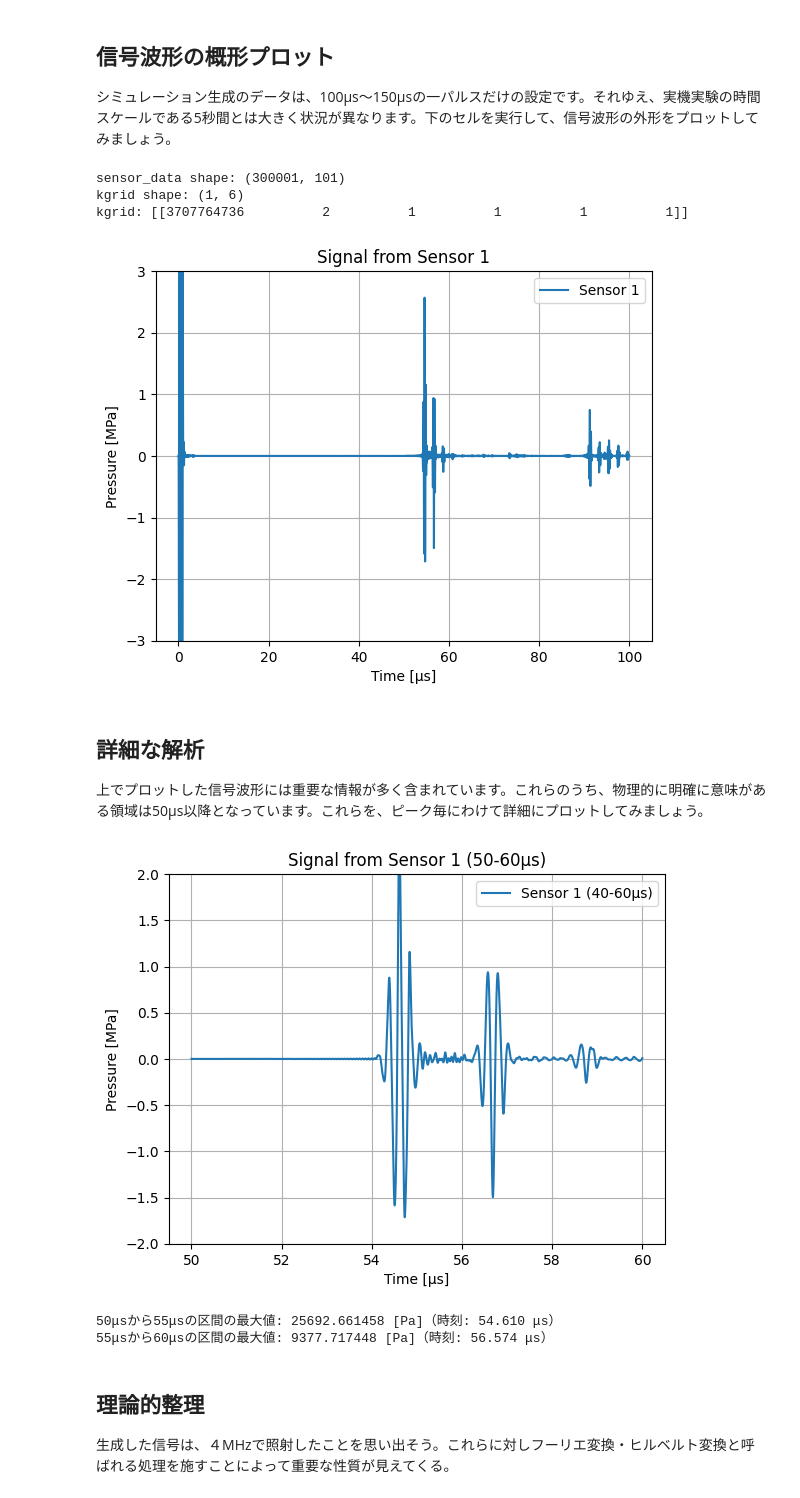
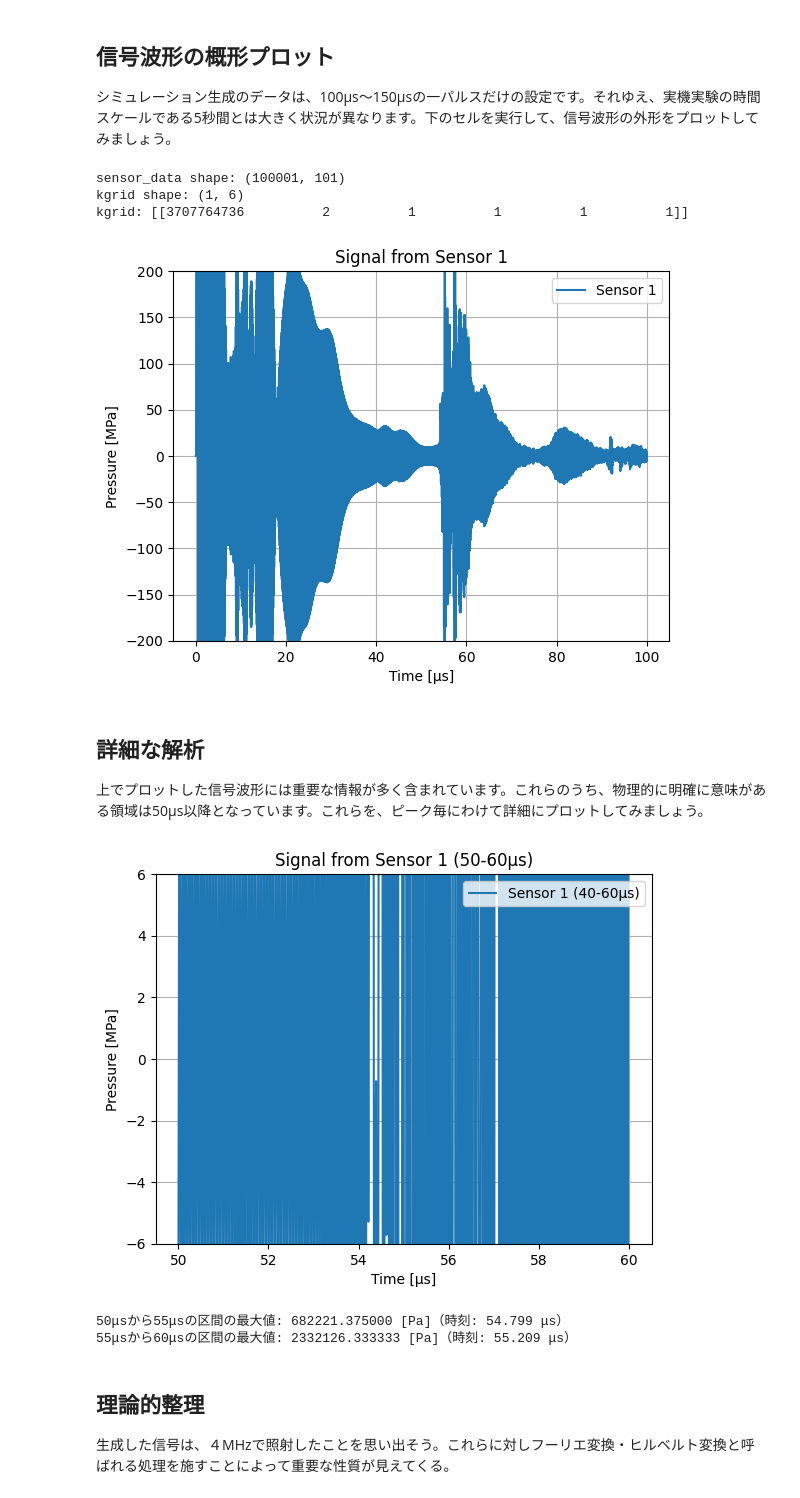
Before and after one commit to yymgc2003/kwavesource2d, a Jupyter notebook: viewer.ipynb, the cells around one changed output. Drawn from its saved outputs; the diff is of its cells as text; code cells hidden in the pictures.

```diff
--- a/viewer.ipynb
+++ b/viewer.ipynb
@@ -60,7 +60,7 @@ import h5py
 import numpy as np
 import matplotlib.pyplot as plt
 
-matfile = '/mnt/matsubara/signal_sandbox/solid_liquid2_001.mat'
+matfile = '/mnt/matsubara/tmp/data/solid_liquid_reflector3.mat'
 
 with h5py.File(matfile, 'r') as f:
     # sensor_dataの取得
@@ -84,16 +84,16 @@ plt.figure()
 plt.plot(t_array * 1e6, sensor_data[:, 16] * 1e-4, label='Sensor 1')
 plt.xlabel('Time [μs]')
 plt.ylabel('Pressure [MPa]')
-plt.ylim(-3, 3)  # y軸の範囲を-0.2から0.2に設定
+plt.ylim(-200, 200)  # y軸の範囲を-0.2から0.2に設定
 plt.title('Signal from Sensor 1')
 plt.grid(True)
 plt.legend()
 plt.show()
 # %% [output]
-sensor_data shape: (300001, 101)
+sensor_data shape: (100001, 101)
 kgrid shape: (1, 6)
 kgrid: [[3707764736          2          1          1          1          1]]
-[figure, old version]
+[figure, new version]
 # %% [markdown]
 ## 詳細な解析
 上でプロットした信号波形には重要な情報が多く含まれています。これらのうち、物理的に明確に意味がある領域は50μs以降となっています。これらを、ピーク毎にわけて詳細にプロットしてみましょう。
@@ -104,8 +104,8 @@ end_us = 60   # 終了時間 [μs]
 # インデックス範囲を計算
 start_idx = np.searchsorted(t_array * 1e6, start_us)
 end_idx = np.searchsorted(t_array * 1e6, end_us)
-upper_limit = 2
-lower_limit = -2
+upper_limit = 6
+lower_limit = -6
 plt.figure()
 plt.plot(t_array[start_idx:end_idx] * 1e6, sensor_data[start_idx:end_idx, 16] * 1e-4, label='Sensor 1 (40-60μs)')
 plt.xlabel('Time [μs]')
@@ -117,36 +117,36 @@ plt.grid(True)
 plt.legend()
 plt.show()
 # 50μsから55μs、55μsから60μsの区間ごとに信号の最大値とその時刻を出力する
 
 # 50μsから55μsの区間
 start_us_1 = 50
 end_us_1 = 55
 start_idx_1 = np.searchsorted(t_array * 1e6, start_us_1)
 end_idx_1 = np.searchsorted(t_array * 1e6, end_us_1)
 
 segment1 = sensor_data[start_idx_1:end_idx_1, 16]
 max_val_1 = np.max(segment1)
 max_idx_1 = np.argmax(segment1)
 max_time_1 = t_array[start_idx_1 + max_idx_1] * 1e6  # [μs]
 
 print(f"{start_us_1}μsから{end_us_1}μsの区間の最大値: {max_val_1:.6f} [Pa]（時刻: {max_time_1:.3f} μs）")
 
 # 55μsから60μsの区間
 start_us_2 = 55
 end_us_2 = 60
 start_idx_2 = np.searchsorted(t_array * 1e6, start_us_2)
 end_idx_2 = np.searchsorted(t_array * 1e6, end_us_2)
 
 segment2 = sensor_data[start_idx_2:end_idx_2, 16]
 max_val_2 = np.max(segment2)
 max_idx_2 = np.argmax(segment2)
 max_time_2 = t_array[start_idx_2 + max_idx_2] * 1e6  # [μs]
 
 print(f"{start_us_2}μsから{end_us_2}μsの区間の最大値: {max_val_2:.6f} [Pa]（時刻: {max_time_2:.3f} μs）")
 # %% [output]
-[figure, old version]
+[figure, new version]
-50μsから55μsの区間の最大値: 25692.661458 [Pa]（時刻: 54.610 μs）
-55μsから60μsの区間の最大値: 9377.717448 [Pa]（時刻: 56.574 μs）
+50μsから55μsの区間の最大値: 682221.375000 [Pa]（時刻: 54.799 μs）
+55μsから60μsの区間の最大値: 2332126.333333 [Pa]（時刻: 55.209 μs）
 # %% [markdown]
 ## 理論的整理
 生成した信号は、４MHzで照射したことを思い出そう。これらに対しフーリエ変換・ヒルベルト変換と呼ばれる処理を施すことによって重要な性質が見えてくる。
```
Also changed, not shown: parts of 2 cells of this notebook, 10 other files.
